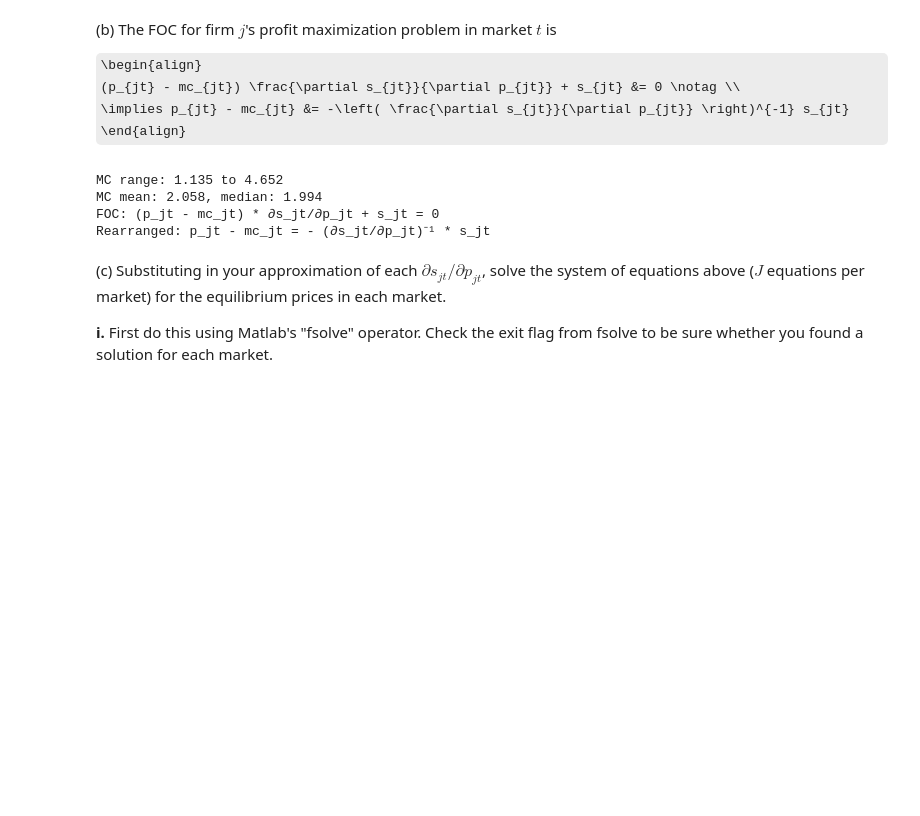
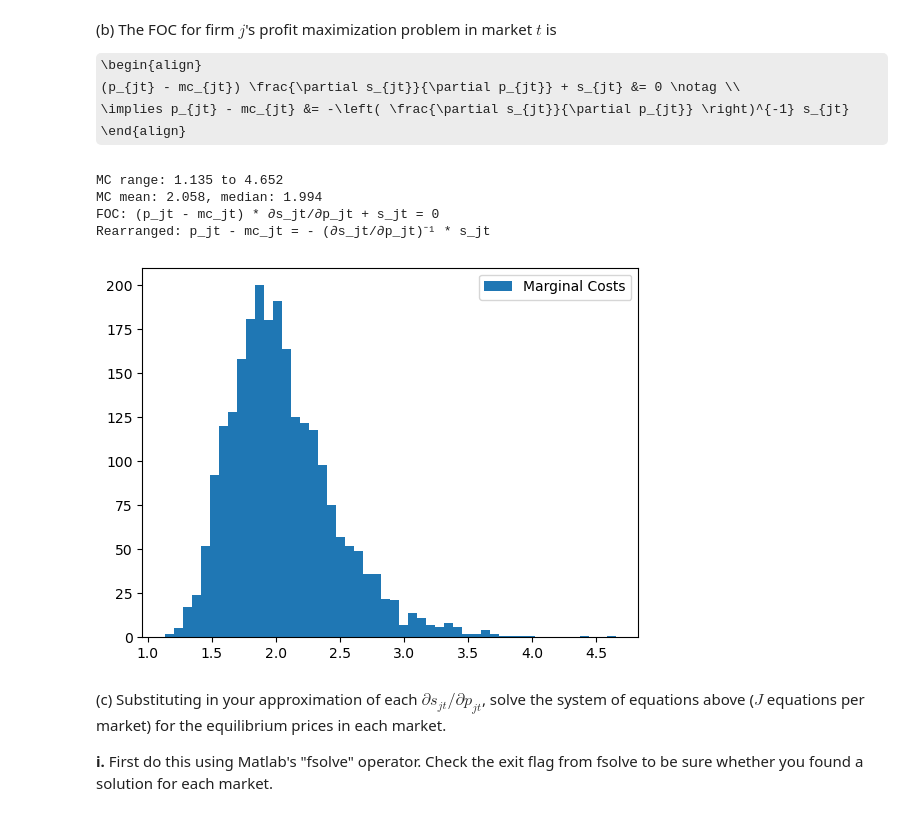
Before and after one commit to marek-chadim/pyblp, a Jupyter notebook: blp.ipynb, the cells around one changed output. Cells and saved outputs as stored; diff of their text form; code cells hidden in the pictures; some formulas as TeX source; blank space fills up the shorter version.

```diff
--- a/blp.ipynb
+++ b/blp.ipynb
@@ -89,7 +91,7 @@ sigma_satellite, sigma_wired = 1, 1
 gamma0, gamma1 = 0.5, 0.25
 
 # Product data structure
-data = [{'market_ids': t, 'firm_id': j+1, 'product_ids': j} for t in range(T) for j in range(J)]
+data = [{'market_ids': t, 'firm_ids': j+1, 'product_ids': j} for t in range(T) for j in range(J)]
 product_data = pd.DataFrame(data)
 
 # Exogenous variables: x_jt and w_jt as absolute values of iid standard normal draws
@@ -97,8 +99,8 @@ product_data['x'] = np.abs(np.random.normal(0, 1, len(product_data)))
 product_data['w'] = np.abs(np.random.normal(0, 1, len(product_data)))
 
 # Indicators
-product_data['satellite'] = product_data['firm_id'].isin([1, 2]).astype(int)
-product_data['wired'] = product_data['firm_id'].isin([3, 4]).astype(int)
+product_data['satellite'] = product_data['firm_ids'].isin([1, 2]).astype(int)
+product_data['wired'] = product_data['firm_ids'].isin([3, 4]).astype(int)
 
 # Unobservables: ξ_jt and ω_jt with covariance matrix [[1, 0.25], [0.25, 1]]
 cov_matrix = np.array([[1, 0.25], [0.25, 1]])
@@ -308,6 +323,11 @@ MC range: 1.135 to 4.652
 MC mean: 2.058, median: 1.994
 FOC: (p_jt - mc_jt) * ∂s_jt/∂p_jt + s_jt = 0
 Rearranged: p_jt - mc_jt = - (∂s_jt/∂p_jt)⁻¹ * s_jt
+# %%
+plt.hist(product_data['mc'], bins=50);
+plt.legend(["Marginal Costs"]);
+# %% [output]
+[figure, added]
 # %% [markdown]
 (c) Substituting in your approximation of each $\partial s_{jt}/\partial p_{jt}$, solve the system of equations above ($J$ equations per market) for the equilibrium prices in each market.
 
```
Also changed, not shown: parts of 64 cells of this notebook, 28 other files.
